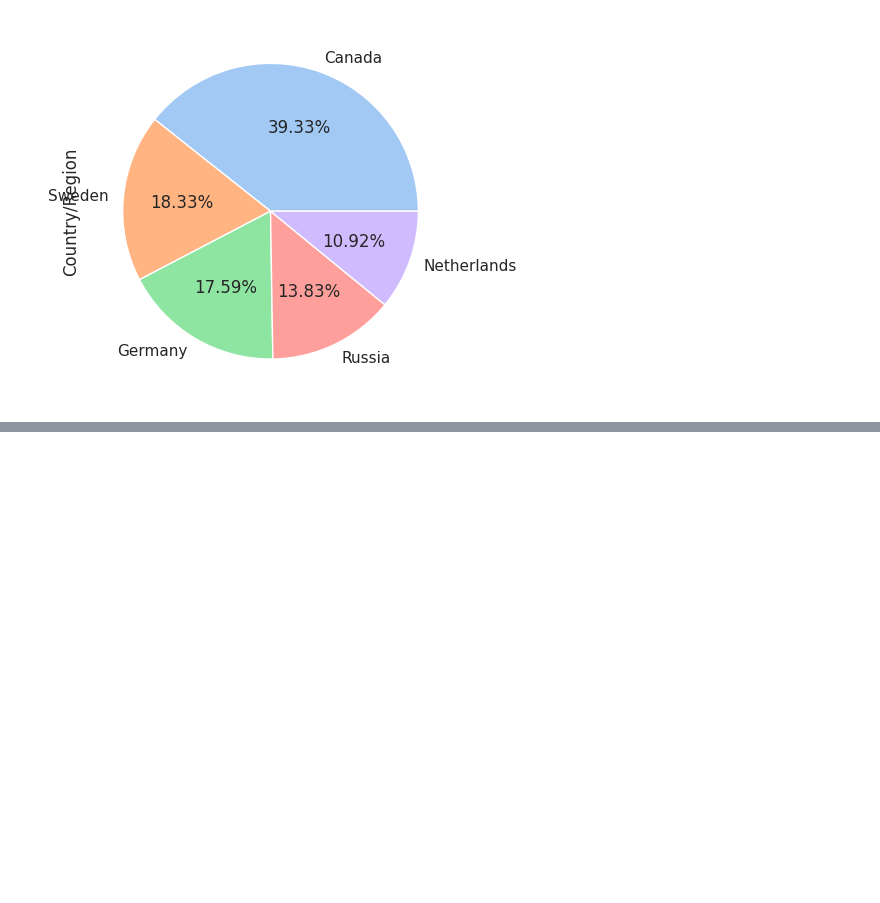
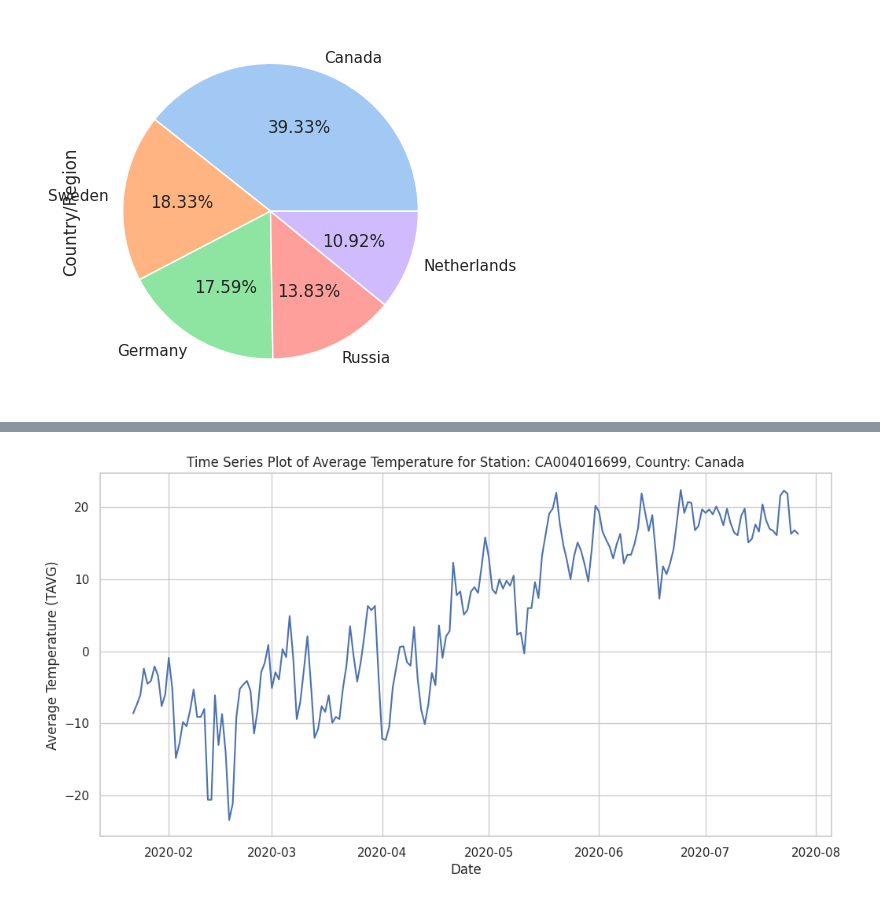
Before and after one commit to shreya139/MiningMavericks, a Jupyter notebook: Weather.ipynb, the cells around one changed output, grey strips where cells are left out. Saved outputs shown, nothing was run; the diff lists cells and outputs as text; code cells hidden in the pictures; blank space fills up the shorter version.

```diff
--- a/Weather.ipynb
+++ b/Weather.ipynb
@@ -403,0 +452,15 @@ country_dis.plot(kind = 'pie', colors=piec_colors, autopct = '%1.2f%%')
+# %%
+station_to_analyze = 'CA004016699'
+country_to_analyze = 'Canada'
+
+filtered_data = prcp[(prcp['STATION'] == station_to_analyze) & (prcp['Country/Region'] == country_to_analyze)]
+
+plt.figure(figsize=(12, 6))
+plt.plot(filtered_data['DATE'], filtered_data['TAVG'])
+plt.title(f'Time Series Plot of Average Temperature for Station: {station_to_analyze}, Country: {country_to_analyze}')
+plt.xlabel('Date')
+plt.ylabel('Average Temperature (TAVG)')
+plt.grid(True)
+plt.show()
+# %% [output]
+[figure, added]
```
Also changed, not shown: parts of 14 cells of this notebook.
